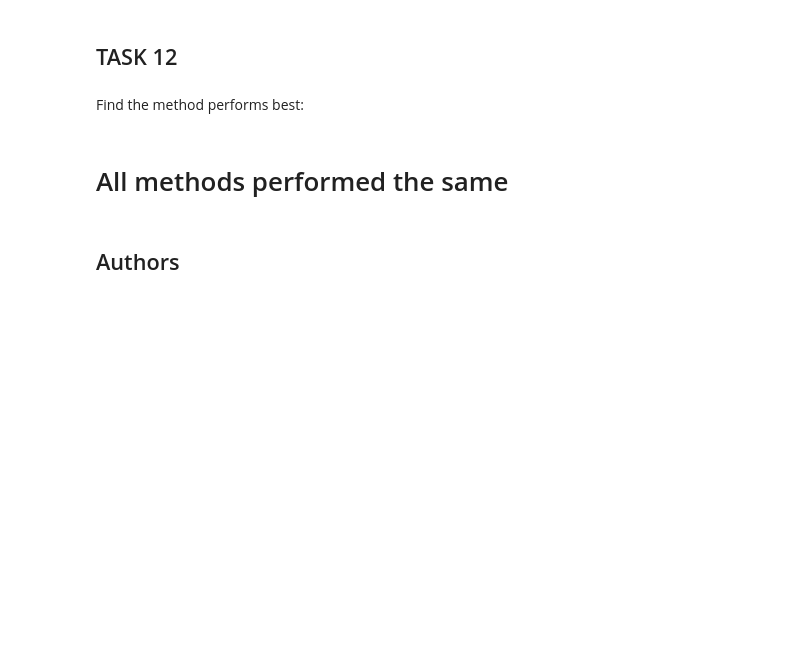
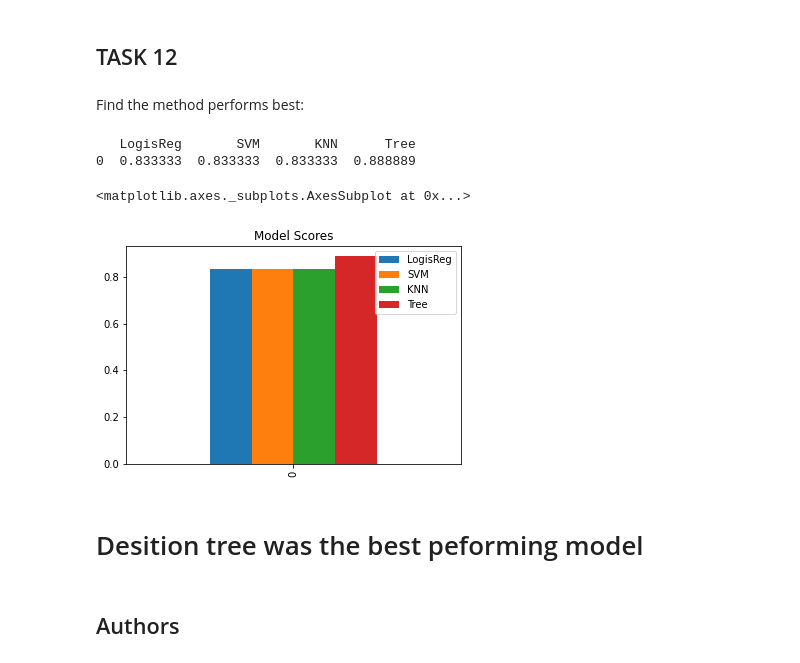
Before and after one commit to danisshai/IBM-DATA-SCIENCE-PROGRAM, a Jupyter notebook: 10_SpaceX_Capstone/4_1_Machine_Learning_Prediction.ipynb, the cells around one changed output. Cells and saved outputs as stored; diff of their text form; code cells hidden in the pictures; blank space fills up the shorter version.

```diff
--- a/10_SpaceX_Capstone/4_1_Machine_Learning_Prediction.ipynb
+++ b/10_SpaceX_Capstone/4_1_Machine_Learning_Prediction.ipynb
@@ -341,8 +341,21 @@ plot_confusion_matrix(Y_test,yhat)
 ## TASK  12
 # %% [markdown]
 Find the method performs best:
-# %% [markdown]
-# All methods performed the same
+# %%
+scores = pd.DataFrame.from_dict({'LogisReg':[logreg_cv.score(X_test, Y_test)],
+'SVM':[svm_cv.score(X_test, Y_test)],
+'KNN':[knn_cv.score(X_test, Y_test)],
+'Tree': [tree_cv.score(X_test, Y_test)],
+})
+print(scores)
+scores.plot(kind='bar', title='Model Scores')
+# %% [output]
+   LogisReg       SVM       KNN      Tree
+0  0.833333  0.833333  0.833333  0.888889
+<matplotlib.axes._subplots.AxesSubplot at 0x...>
+[figure, added]
+# %% [markdown]
+# Desition tree was the best peforming model
 # %% [markdown]
 ## Authors
 # %% [markdown]
```
Also changed, not shown: parts of 2 cells of this notebook.
